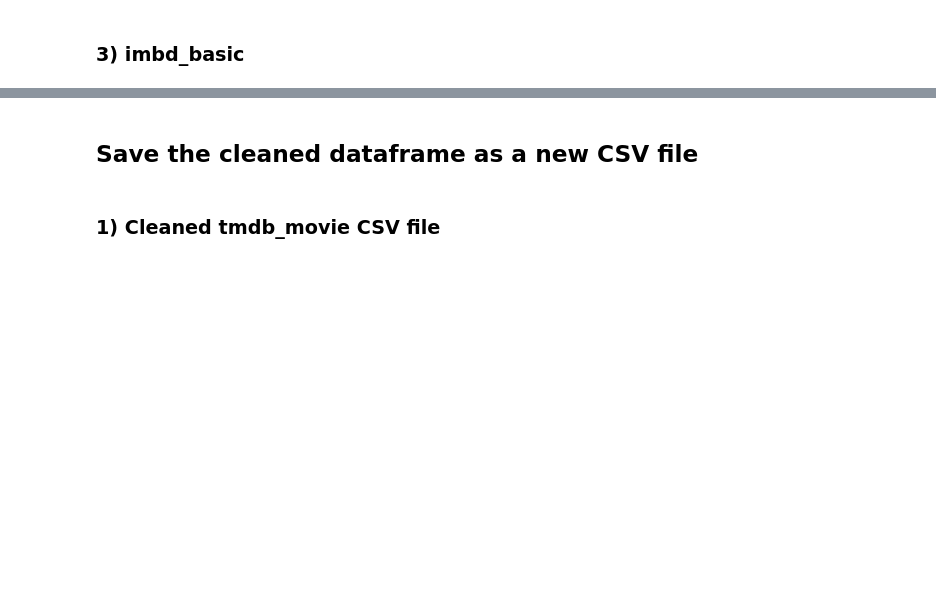
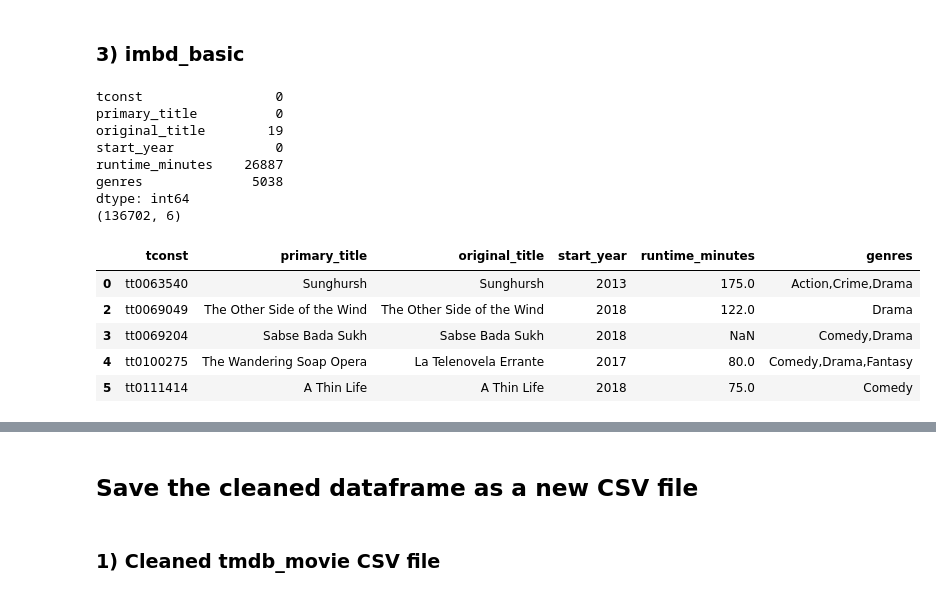
Before and after one commit to linhmai19/movie_revenue_hypothesis_testing, a Jupyter notebook: data_cleaning.ipynb, the cells around one changed output, grey strips where cells are left out. Saved outputs shown, nothing was run; the diff lists cells and outputs as text; code cells hidden in the pictures; blank space fills up the shorter version.

Commit message:
Cleaned title.basics.csv file and created a new csv

```diff
--- a/data_cleaning.ipynb
+++ b/data_cleaning.ipynb
@@ -204,3 +204,25 @@ tn_budget_2.head()
 | Star Wars Ep. VII: The Force Awakens | 6 | 2015-12-18 | 306000000 | 936662225 | 2053311220 | 1747311220 |
 # %% [markdown]
 ### 3) imbd_basic
+# %%
+# Choose data for recent movies (from 2000 to 2018)
+imdb_basic = imdb_basic.loc[(imdb_basic['start_year'] >= 2000) & (imdb_basic['start_year'] <= 2018)].copy()
+
+print(imdb_basic.isna().sum())
+print(imdb_basic.shape)
+imdb_basic.head()
+# %% [output]
+tconst                 0
+primary_title          0
+original_title        19
+start_year             0
+runtime_minutes    26887
+genres              5038
+dtype: int64
+(136702, 6)
+|  | tconst | primary_title | original_title | start_year | runtime_minutes | genres |
+| 0 | tt0063540 | Sunghursh | Sunghursh | 2013 | 175.0 | Action,Crime,Drama |
+| 2 | tt0069049 | The Other Side of the Wind | The Other Side of the Wind | 2018 | 122.0 | Drama |
+| 3 | tt0069204 | Sabse Bada Sukh | Sabse Bada Sukh | 2018 | NaN | Comedy,Drama |
+| 4 | tt0100275 | The Wandering Soap Opera | La Telenovela Errante | 2017 | 80.0 | Comedy,Drama,Fantasy |
+| 5 | tt0111414 | A Thin Life | A Thin Life | 2018 | 75.0 | Comedy |
```
Also changed, not shown: parts of 6 cells of this notebook, 1 other file.
